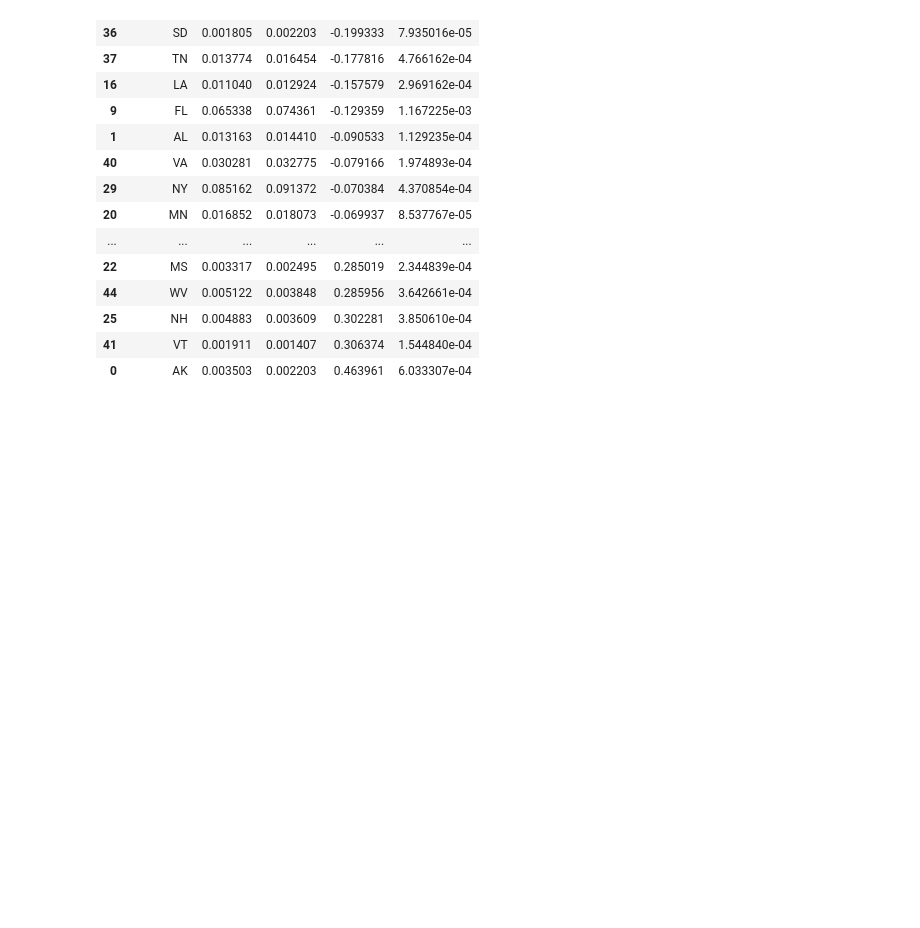
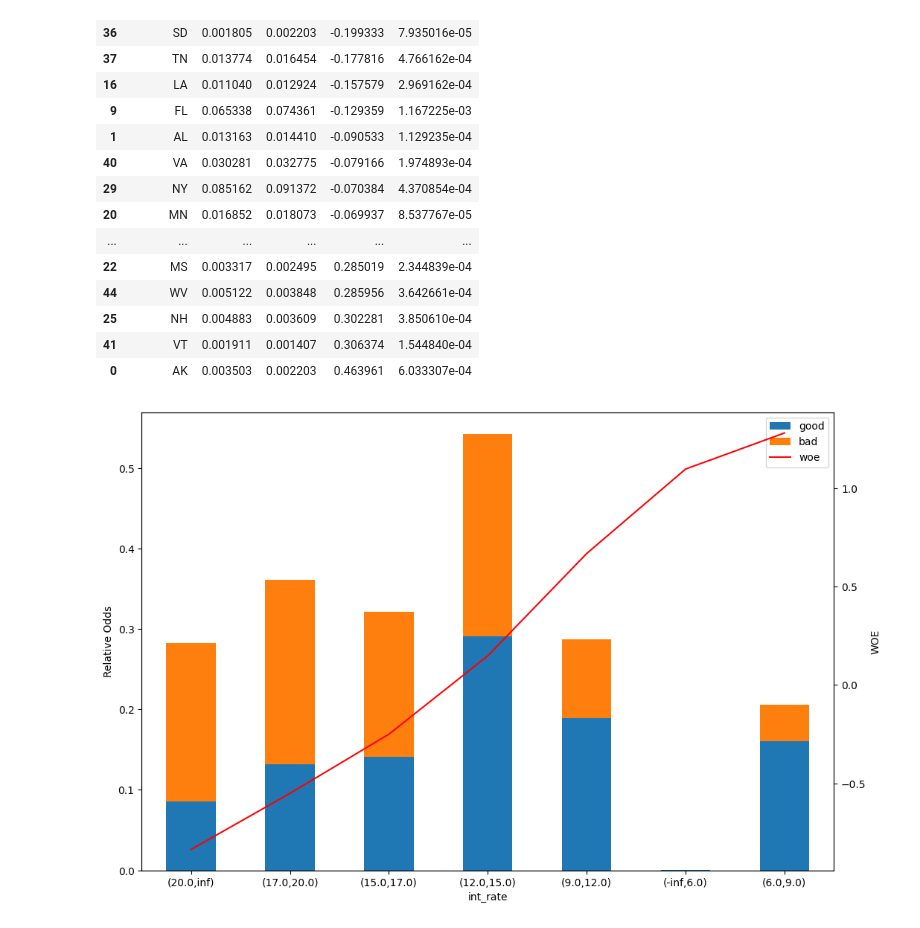
Before and after one commit to FabioSol/StonksBank, a Jupyter notebook: pd_modeling/report.ipynb, the cells around one changed output. Cells and saved outputs as stored; diff of their text form; code cells hidden in the pictures; blank space fills up the shorter version.

```diff
--- a/pd_modeling/report.ipynb
+++ b/pd_modeling/report.ipynb
@@ -267,3 +276,16 @@ woe_t.woe_mappings["addr_state"]
 | 25 | NH | 0.004883 | 0.003609 | 0.302281 | 3.850610e-04 |
 | 41 | VT | 0.001911 | 0.001407 | 0.306374 | 1.544840e-04 |
 | 0 | AK | 0.003503 | 0.002203 | 0.463961 | 6.033307e-04 |
+# %%
+ax = woe_t.woe_mappings["int_rate"].plot.bar(
+    x="int_rate", y=["good", "bad"], figsize=(12, 8), stacked=True
+)
+
+woe_t.woe_mappings["int_rate"].plot(
+    x="int_rate", y="woe", ax=ax, secondary_y=True, mark_right=False, c="r"
+)
+
+ax.right_ax.set_ylabel("WOE")
+ax.set_ylabel("Relative Odds");
+# %% [output]
+[figure, added]
```
Also changed, not shown: parts of 27 cells of this notebook, 4 other files.
